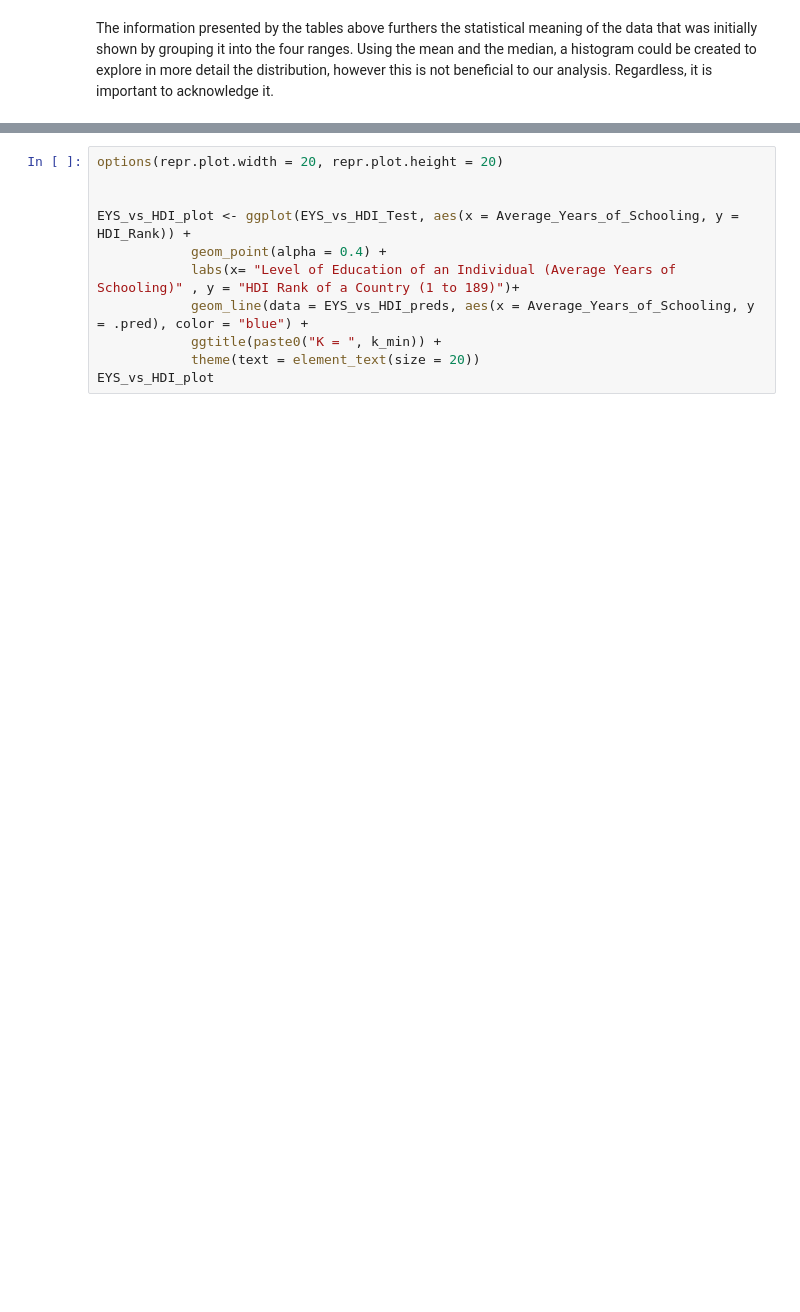
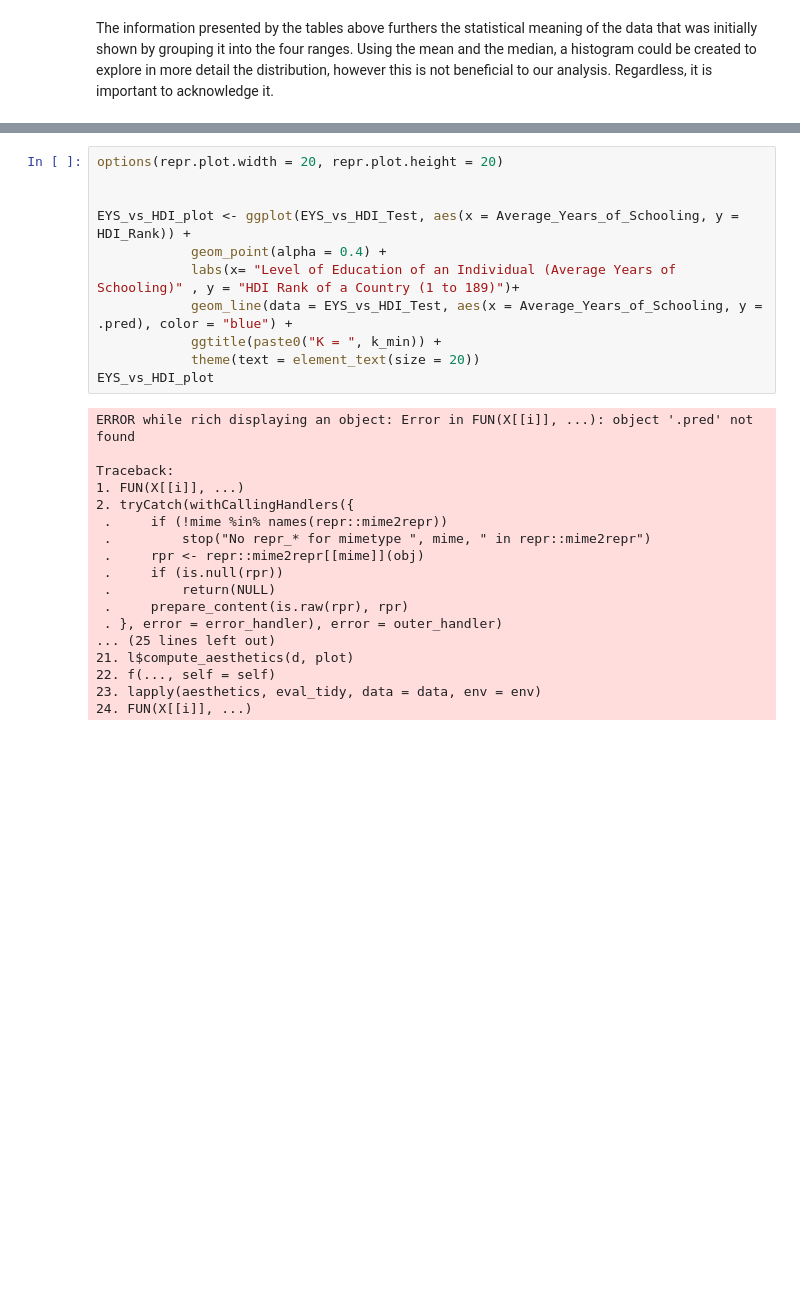
Before and after one commit to MarranaTT/Group_46_Final_Project, a Jupyter notebook: FINAL.ipynb, the cells around one changed output, grey strips where cells are left out. Saved outputs shown, nothing was run; the diff lists cells and outputs as text; blank space fills up the shorter version.

```diff
--- a/FINAL.ipynb
+++ b/FINAL.ipynb
@@ -250,11 +454,30 @@ knn_rmpse
 # %%
 options(repr.plot.width = 20, repr.plot.height = 20)
 
 
 EYS_vs_HDI_plot <- ggplot(EYS_vs_HDI_Test, aes(x = Average_Years_of_Schooling, y = HDI_Rank)) +
             geom_point(alpha = 0.4) +
             labs(x= "Level of Education of an Individual (Average Years of Schooling)" , y = "HDI Rank of a Country (1 to 189)")+
-            geom_line(data = EYS_vs_HDI_preds, aes(x = Average_Years_of_Schooling, y = .pred), color = "blue") +
+            geom_line(data = EYS_vs_HDI_Test, aes(x = Average_Years_of_Schooling, y = .pred), color = "blue") +
             ggtitle(paste0("K = ", k_min)) +
             theme(text = element_text(size = 20))
 EYS_vs_HDI_plot
+# %% [output]
+ERROR while rich displaying an object: Error in FUN(X[[i]], ...): object '.pred' not found
+
+Traceback:
+1. FUN(X[[i]], ...)
+2. tryCatch(withCallingHandlers({
+ .     if (!mime %in% names(repr::mime2repr))
+ .         stop("No repr_* for mimetype ", mime, " in repr::mime2repr")
+ .     rpr <- repr::mime2repr[[mime]](obj)
+ .     if (is.null(rpr))
+ .         return(NULL)
+ .     prepare_content(is.raw(rpr), rpr)
+ . }, error = error_handler), error = outer_handler)
+... (25 lines left out)
+21. l$compute_aesthetics(d, plot)
+22. f(..., self = self)
+23. lapply(aesthetics, eval_tidy, data = data, env = env)
+24. FUN(X[[i]], ...)
+[figure, added]
```
Also changed, not shown: parts of 16 cells of this notebook.
